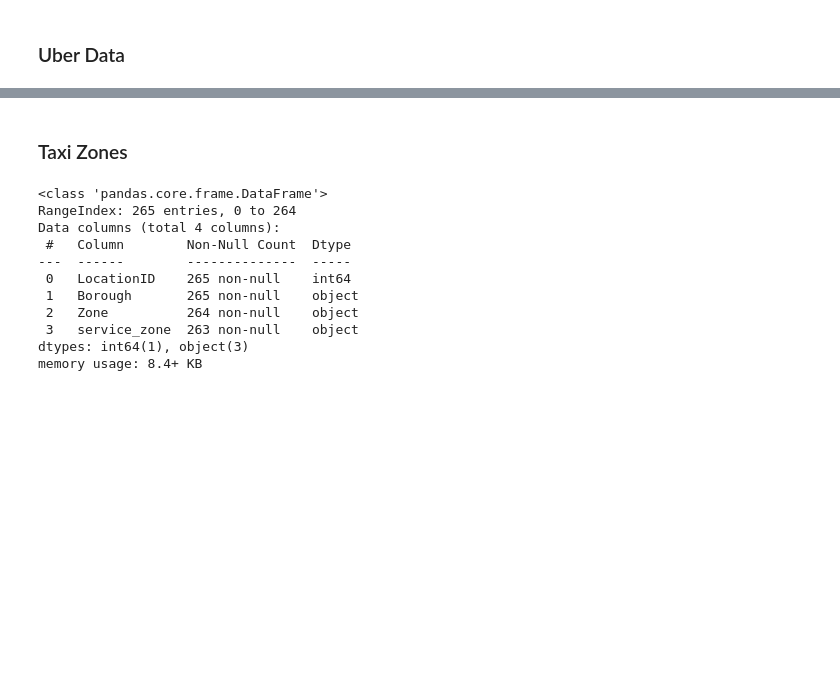
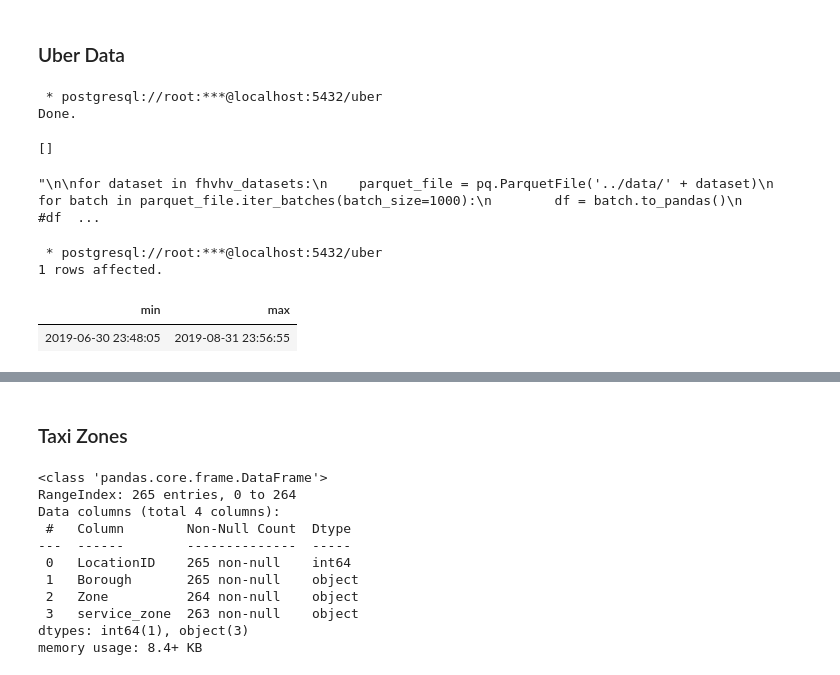
Before and after one commit to mjv2146/uber-nyc, a Jupyter notebook: notebooks/01_load_data.ipynb, the cells around one changed output, grey strips where cells are left out. Cells and saved outputs as stored; diff of their text form; code cells hidden in the pictures; blank space fills up the shorter version.

```diff
--- a/notebooks/01_load_data.ipynb
+++ b/notebooks/01_load_data.ipynb
@@ -21,0 +60,7 @@ df = df.sample(100000)
+# %%
+%%sql
+DROP TABLE IF EXISTS main;
+# %% [output]
+ * postgresql://root:***@localhost:5432/uber
+Done.
+[]
@@ -22,3 +72,28 @@ df = df.sample(100000)
+# %%
+"""
+# alternative method using iter_batches
+for dataset in fhvhv_datasets:
+    parquet_file = pq.ParquetFile('../data/' + dataset)
+    for batch in parquet_file.iter_batches(batch_size=1000):
+        df = batch.to_pandas()
+        #df = pd.read_parquet('../data/' + dataset)
+        #df = df.sample(sample_size)
+        df.to_sql(name='main', con=engine, if_exists='append')
+"""
+# %% [output]
+"\n\nfor dataset in fhvhv_datasets:\n    parquet_file = pq.ParquetFile('../data/' + dataset)\n    for batch in parquet_file.iter_batches(batch_size=1000):\n        df = batch.to_pandas()\n        #df  ...
+# %%
+%%sql
+SELECT
+MIN(request_datetime) ,
+MAX(request_datetime)
+FROM
+main;
+# %% [output]
+ * postgresql://root:***@localhost:5432/uber
+1 rows affected.
+| min | max |
+| 2019-06-30 23:48:05 | 2019-08-31 23:56:55 |
 # %%
 df.info()
 # %% [output]
```
Also changed, not shown: parts of 22 cells of this notebook, 4 other files.
